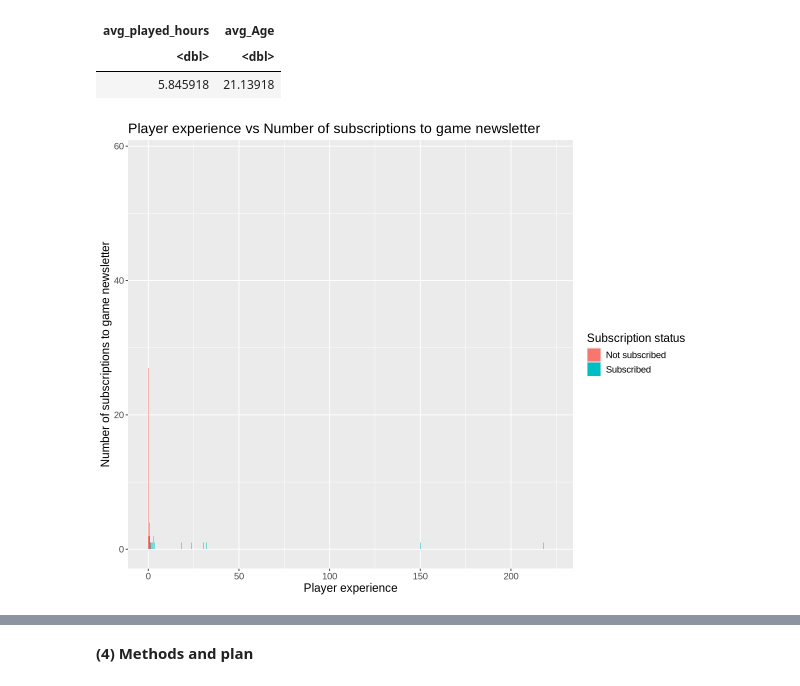
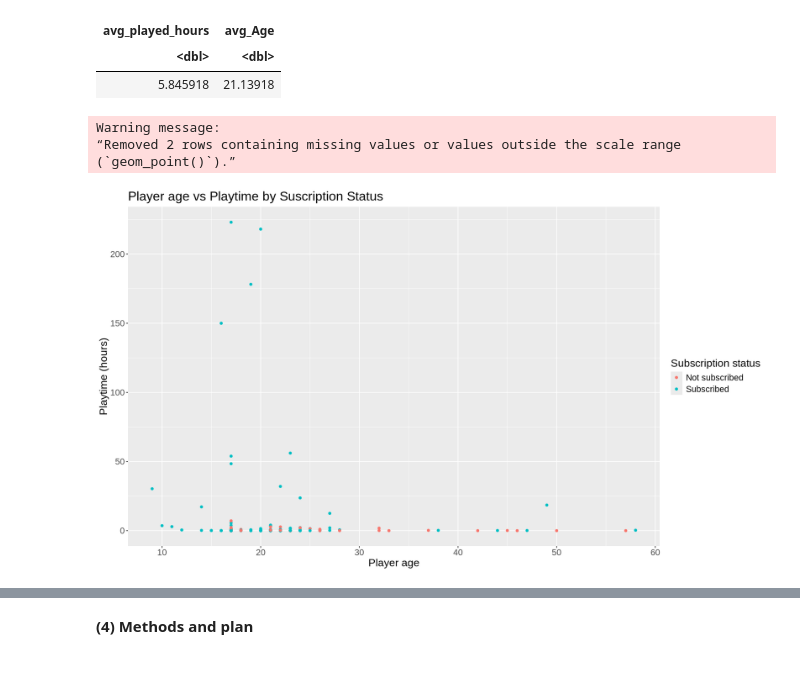
Before and after one commit to nliu0729/dsci_100_project, a Jupyter notebook: individual_planning_report.ipynb, the cells around one changed output, grey strips where cells are left out. Cells and saved outputs as stored; diff of their text form; code cells hidden in the pictures.

Commit message:
changed code and added text
adjusted code for visualization 1 + added text

```diff
--- a/individual_planning_report.ipynb
+++ b/individual_planning_report.ipynb
@@ -202,16 +202,19 @@ A tibble: 1 × 2
 | 5.845918 | 21.13918 |
 # %%
 # visualization
-options(repr.plot.width = 10, repr.plot.height = 8)
+options(repr.plot.width = 14, repr.plot.height = 8)
 
-experience_v_sub <- players_tidy |>
-    ggplot(aes(x = played_hours, fill = subscribe)) +
-        geom_bar(position = "dodge") +
-        labs(x = "Player experience",
-             y = "Number of subscriptions to game newsletter",
-             title = "Player experience vs Number of subscriptions to game newsletter",
-             fill = "Subscription status") +
-        theme(text = element_text(size = 14))
-experience_v_sub
+age_v_playtime <- players_tidy |>
+    ggplot(aes(x = Age, y = played_hours, color = subscribe)) +
+        geom_point() +
+        labs(x = "Player age",
+             y = "Playtime (hours)",
+             title = "Player age vs Playtime by Suscription Status",
+             color = "Subscription status") +
+        theme(text = element_text(size = 16))
+age_v_playtime
 # %% [output]
+Warning message:
+“Removed 2 rows containing missing values or values outside the scale range
+(`geom_point()`).”
-[figure, old version]
+[figure, new version]
```
Also changed, not shown: parts of 2 cells of this notebook.
